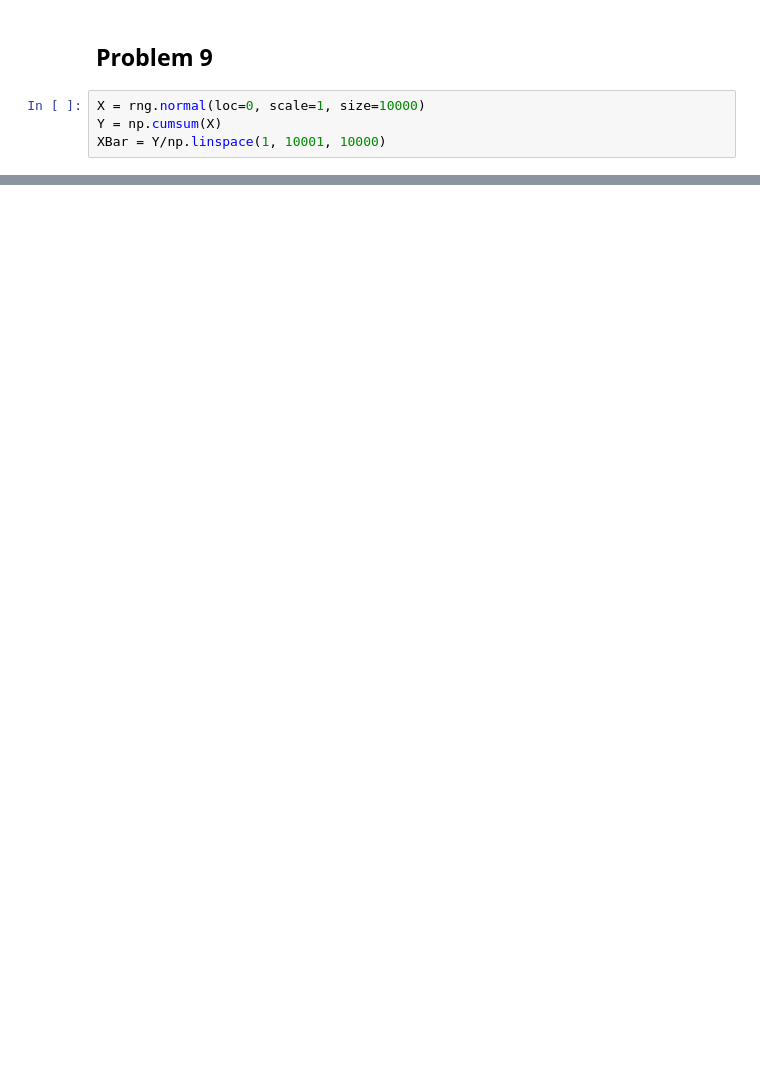
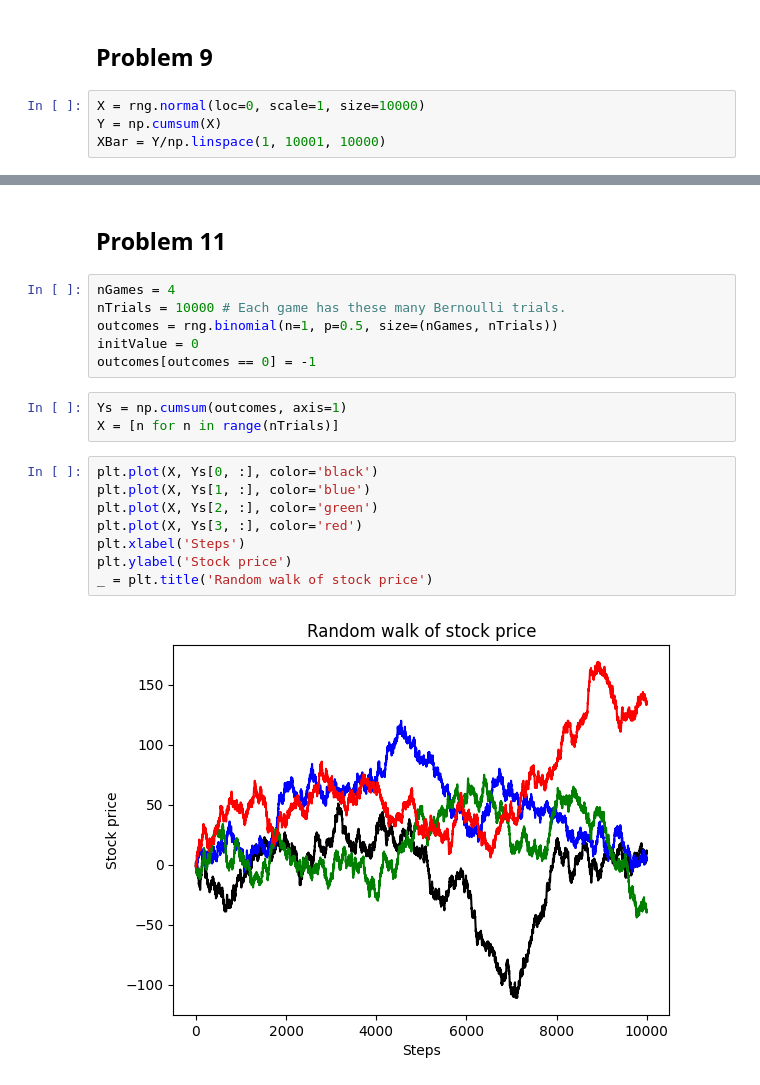
Before and after one commit to drameyjoshi/statistics, a Jupyter notebook: all-of-stats/Expectation.ipynb, the cells around one changed output, grey strips where cells are left out. Drawn from its saved outputs; the diff is of its cells as text; blank space fills up the shorter version.

Commit message:
Some more problems.

```diff
--- a/all-of-stats/Expectation.ipynb
+++ b/all-of-stats/Expectation.ipynb
@@ -203,0 +208,21 @@ _ = plt.title('Sample means of N(0, 1)')
+# %% [markdown]
+## Problem 11
+# %%
+nGames = 4
+nTrials = 10000 # Each game has these many Bernoulli trials.
+outcomes = rng.binomial(n=1, p=0.5, size=(nGames, nTrials))
+initValue = 0
+outcomes[outcomes == 0] = -1
+# %%
+Ys = np.cumsum(outcomes, axis=1)
+X = [n for n in range(nTrials)]
+# %%
+plt.plot(X, Ys[0, :], color='black')
+plt.plot(X, Ys[1, :], color='blue')
+plt.plot(X, Ys[2, :], color='green')
+plt.plot(X, Ys[3, :], color='red')
+plt.xlabel('Steps')
+plt.ylabel('Stock price')
+_ = plt.title('Random walk of stock price')
+# %% [output]
+[figure, added]
```
Also changed, not shown: parts of 20 cells of this notebook, 2 other files.
